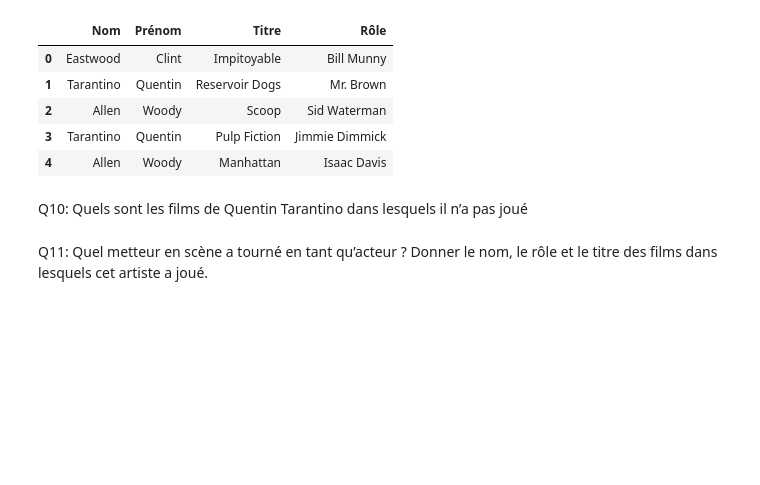
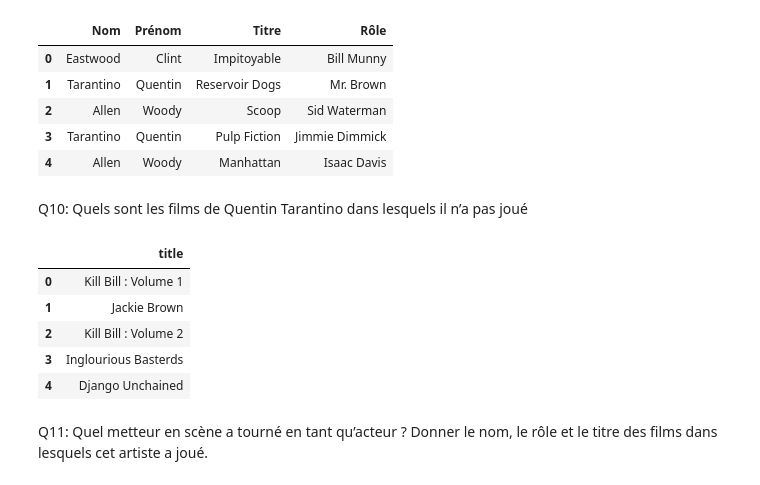
Before and after one commit to cosmicblues/movies-3, a Jupyter notebook: movies-3.ipynb, the cells around one changed output. Drawn from its saved outputs; the diff is of its cells as text; code cells hidden in the pictures; blank space fills up the shorter version.

```diff
--- a/movies-3.ipynb
+++ b/movies-3.ipynb
@@ -308,5 +310,28 @@ results.head()
 | 4 | Allen | Woody | Manhattan | Isaac Davis |
 # %% [markdown]
 Q10: Quels sont les films de Quentin Tarantino dans lesquels il n’a pas joué
+# %%
+sql_query_10 = """
+    SELECT a.title
+      FROM movies AS a
+      INNER JOIN artists ON a.directorId = artists.id
+      WHERE lastname = "Tarantino"
+      AND title NOT IN (
+        SELECT b.title
+        FROM movies AS b
+        INNER JOIN roles ON b.id = roles.movieId
+        INNER JOIN artists ON roles.actorId = artists.id
+        WHERE lastname = "Tarantino")
+"""
+
+results = pd.read_sql_query(sql_query_10, engine)
+results.head()
+# %% [output]
+|  | title |
+| 0 | Kill Bill : Volume 1 |
+| 1 | Jackie Brown |
+| 2 | Kill Bill : Volume 2 |
+| 3 | Inglourious Basterds |
+| 4 | Django Unchained |
 # %% [markdown]
 Q11: Quel metteur en scène a tourné en tant qu’acteur ? Donner le nom, le rôle et le titre des films dans lesquels cet artiste a joué.
```
Also changed, not shown: parts of 11 cells of this notebook.
